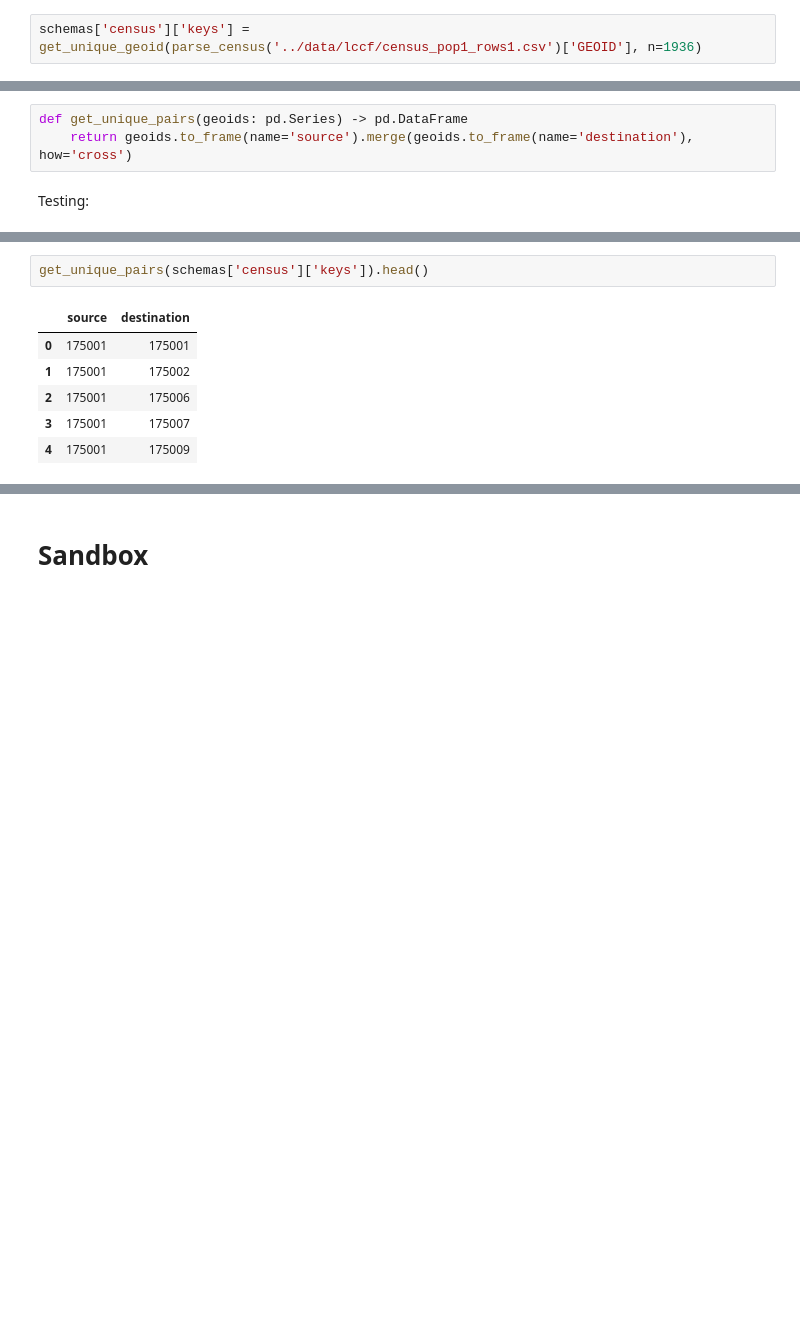
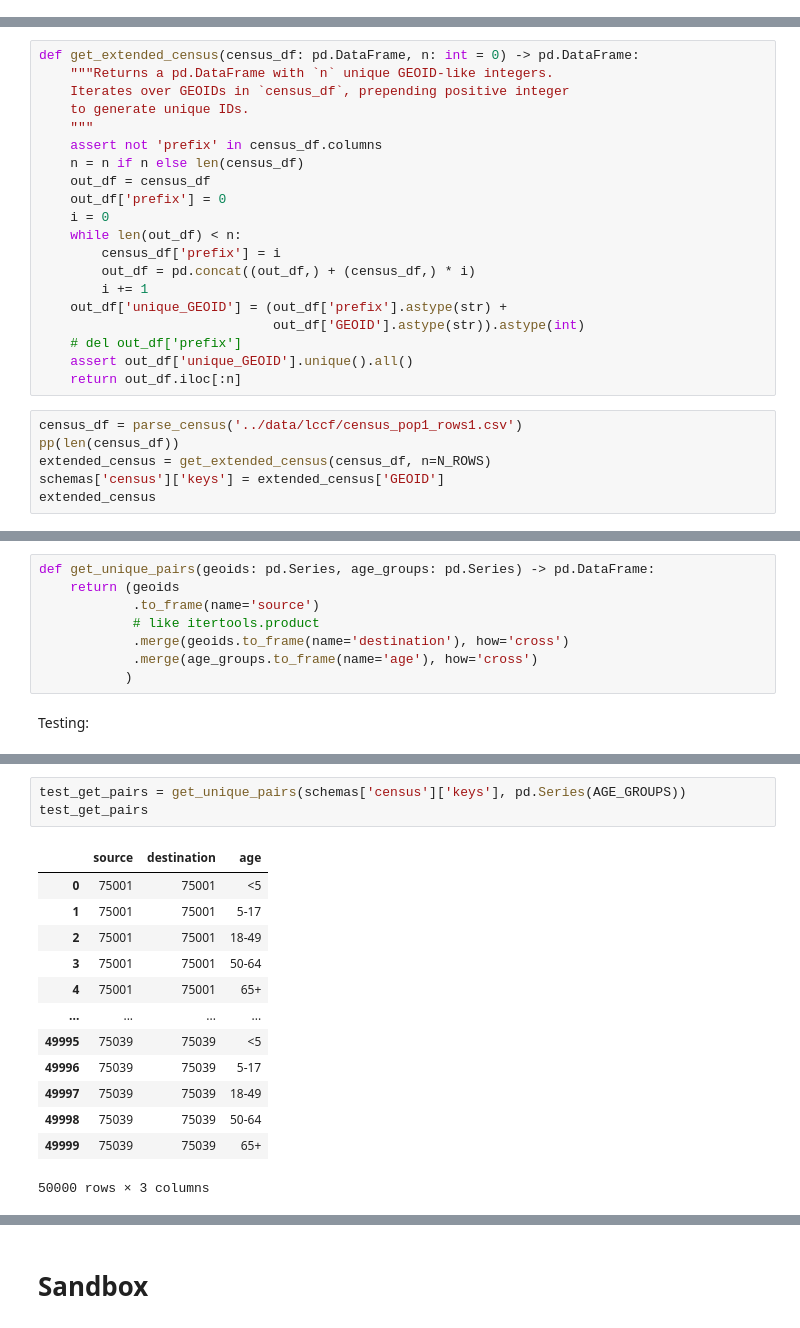
Before and after one commit to UT-Covid/episimlab, a Jupyter notebook: notebooks/20210629_lccf.ipynb, the cells around one changed output, grey strips where cells are left out. Cells and saved outputs as stored; diff of their text form; blank space fills up the shorter version.

```diff
--- a/notebooks/20210629_lccf.ipynb
+++ b/notebooks/20210629_lccf.ipynb
@@ -176,2 +161,0 @@ def get_unique_geoid(ref: pd.Series, n=None) -> pd.Series:
-# %%
-schemas['census']['keys'] = get_unique_geoid(parse_census('../data/lccf/census_pop1_rows1.csv')['GEOID'], n=1936)
@@ -177,0 +164,26 @@ schemas['census']['keys'] = get_unique_geoid(parse_census('../data/lccf/census_p
+# %%
+def get_extended_census(census_df: pd.DataFrame, n: int = 0) -> pd.DataFrame:
+    """Returns a pd.DataFrame with `n` unique GEOID-like integers.
+    Iterates over GEOIDs in `census_df`, prepending positive integer
+    to generate unique IDs.
+    """
+    assert not 'prefix' in census_df.columns
+    n = n if n else len(census_df)
+    out_df = census_df
+    out_df['prefix'] = 0
+    i = 0
+    while len(out_df) < n:
+        census_df['prefix'] = i
+        out_df = pd.concat((out_df,) + (census_df,) * i)
+        i += 1
+    out_df['unique_GEOID'] = (out_df['prefix'].astype(str) +
+                              out_df['GEOID'].astype(str)).astype(int)
+    # del out_df['prefix']
+    assert out_df['unique_GEOID'].unique().all()
+    return out_df.iloc[:n]
+# %%
+census_df = parse_census('../data/lccf/census_pop1_rows1.csv')
+pp(len(census_df))
+extended_census = get_extended_census(census_df, n=N_ROWS)
+schemas['census']['keys'] = extended_census['GEOID']
+extended_census
@@ -182,5 +209,10 @@ We assume the worst case scenario here: a length n^2 index for n GEOIDs. In real
 # %%
-def get_unique_pairs(geoids: pd.Series) -> pd.DataFrame
-    return geoids.to_frame(name='source').merge(geoids.to_frame(name='destination'), how='cross')
+def get_unique_pairs(geoids: pd.Series, age_groups: pd.Series) -> pd.DataFrame:
+    return (geoids
+            .to_frame(name='source')
+            # like itertools.product
+            .merge(geoids.to_frame(name='destination'), how='cross')
+            .merge(age_groups.to_frame(name='age'), how='cross')
+           )
 # %% [markdown]
 Testing:
@@ -187,9 +267,17 @@ Testing:
 # %%
-get_unique_pairs(schemas['census']['keys']).head()
+test_get_pairs = get_unique_pairs(schemas['census']['keys'], pd.Series(AGE_GROUPS))
+test_get_pairs
 # %% [output]
-|  | source | destination |
-| 0 | 175001 | 175001 |
-| 1 | 175001 | 175002 |
-| 2 | 175001 | 175006 |
-| 3 | 175001 | 175007 |
-| 4 | 175001 | 175009 |
+|  | source | destination | age |
+| 0 | 75001 | 75001 | <5 |
+| 1 | 75001 | 75001 | 5-17 |
+| 2 | 75001 | 75001 | 18-49 |
+| 3 | 75001 | 75001 | 50-64 |
+| 4 | 75001 | 75001 | 65+ |
+| ... | ... | ... | ... |
+| 49995 | 75039 | 75039 | <5 |
+| 49996 | 75039 | 75039 | 5-17 |
+| 49997 | 75039 | 75039 | 18-49 |
+| 49998 | 75039 | 75039 | 50-64 |
+| 49999 | 75039 | 75039 | 65+ |
+50000 rows × 3 columns
```
Also changed, not shown: parts of 21 cells of this notebook.
